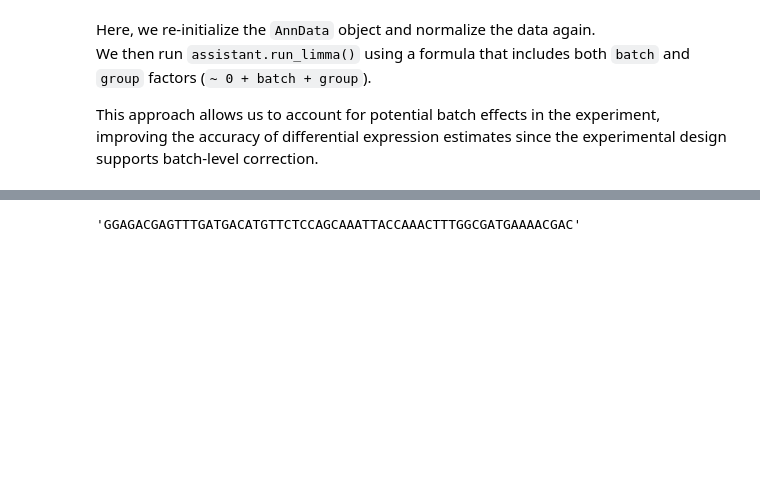
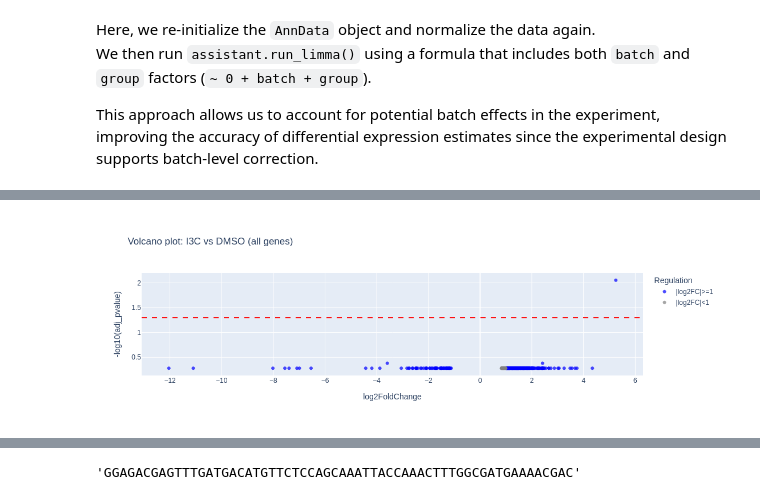
Before and after one commit to AntonCoon/genestack_tools, a Jupyter notebook: notebooks/midgut_microarray_analysis_i3c_vs_dmso.ipynb, the cells around one changed output, grey strips where cells are left out. Cells and saved outputs as stored; diff of their text form; code cells hidden in the pictures; blank space fills up the shorter version.

Commit message:
refactored. better visualization using plotly

```diff
--- a/notebooks/midgut_microarray_analysis_i3c_vs_dmso.ipynb
+++ b/notebooks/midgut_microarray_analysis_i3c_vs_dmso.ipynb
@@ -291,3 +300,7 @@ assistant.top_table.head()
+# %%
+plot_volcano(assistant)
+# %% [output]
+[figure, added]
 # %%
 assistant.adata.var
 # %% [output]
```
Also changed, not shown: parts of 13 cells of this notebook, 3 other files.
